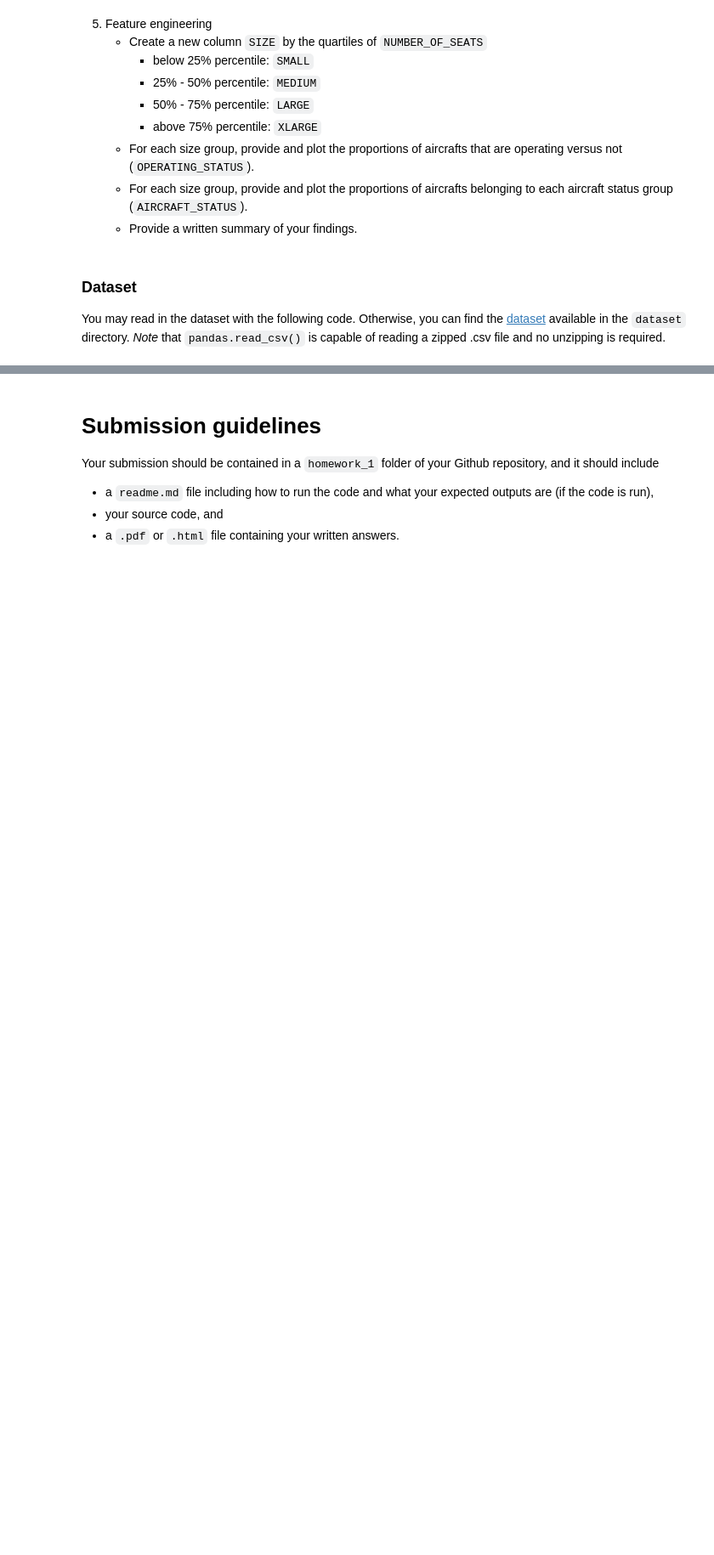
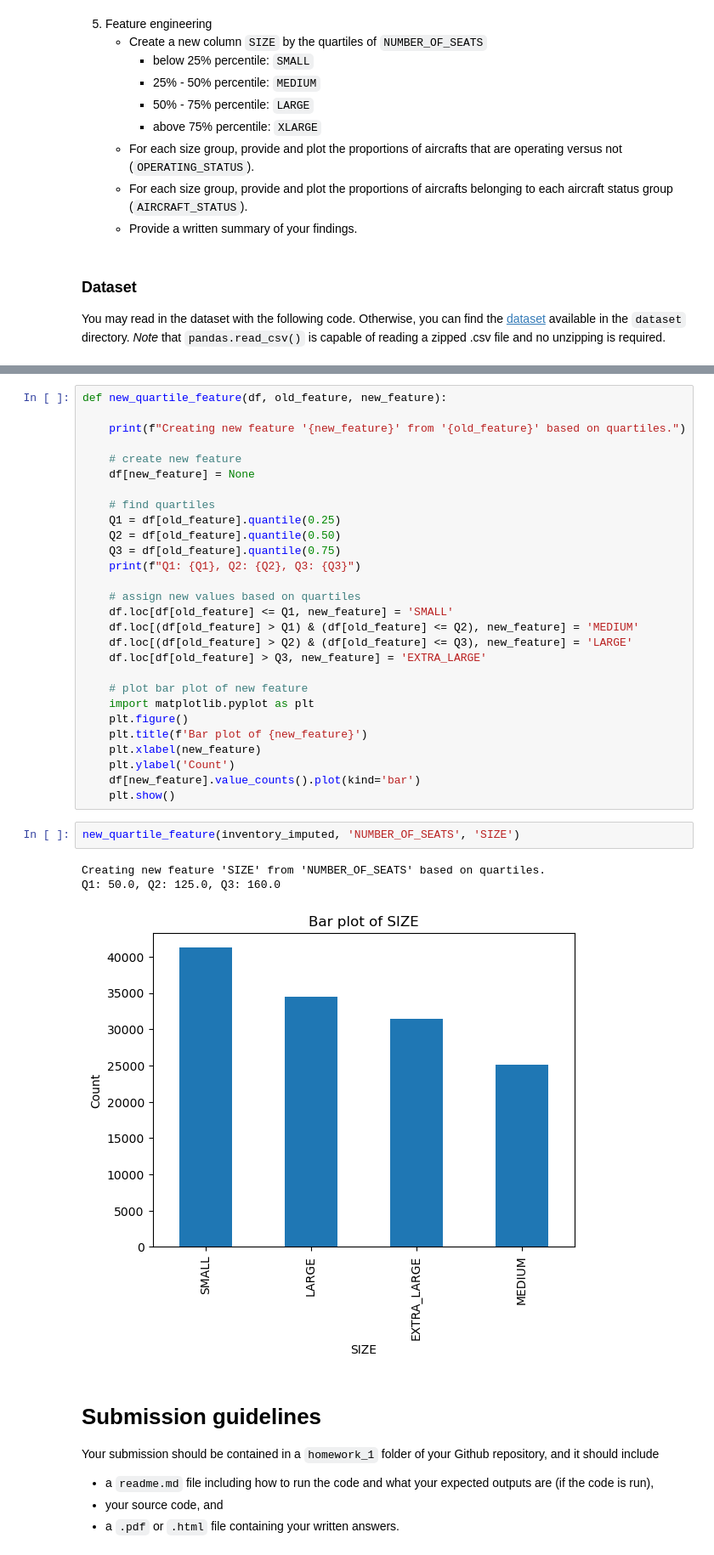
Before and after one commit to liv-fing/de300-2026wi-fingerson, a Jupyter notebook: homework_1/DATA_ENG300_HW1_Aircraft-1.ipynb, the cells around one changed output, grey strips where cells are left out. Shown at 85% size. Saved outputs shown, nothing was run; the diff lists cells and outputs as text; blank space fills up the shorter version.

```diff
--- a/homework_1/DATA_ENG300_HW1_Aircraft-1.ipynb
+++ b/homework_1/DATA_ENG300_HW1_Aircraft-1.ipynb
@@ -59,3 +266,37 @@ inventory.info()
+# %%
+def new_quartile_feature(df, old_feature, new_feature):
+
+    print(f"Creating new feature '{new_feature}' from '{old_feature}' based on quartiles.")
+
+    # create new feature
+    df[new_feature] = None
+
+    # find quartiles
+    Q1 = df[old_feature].quantile(0.25)
+    Q2 = df[old_feature].quantile(0.50)
+    Q3 = df[old_feature].quantile(0.75)
+    print(f"Q1: {Q1}, Q2: {Q2}, Q3: {Q3}")
+
+    # assign new values based on quartiles
+    df.loc[df[old_feature] <= Q1, new_feature] = 'SMALL'
+    df.loc[(df[old_feature] > Q1) & (df[old_feature] <= Q2), new_feature] = 'MEDIUM'
+    df.loc[(df[old_feature] > Q2) & (df[old_feature] <= Q3), new_feature] = 'LARGE'
+    df.loc[df[old_feature] > Q3, new_feature] = 'EXTRA_LARGE'
+
+    # plot bar plot of new feature
+    import matplotlib.pyplot as plt
+    plt.figure()
+    plt.title(f'Bar plot of {new_feature}')
+    plt.xlabel(new_feature)
+    plt.ylabel('Count')
+    df[new_feature].value_counts().plot(kind='bar')
+    plt.show()
+# %%
+new_quartile_feature(inventory_imputed, 'NUMBER_OF_SEATS', 'SIZE')
+# %% [output]
+Creating new feature 'SIZE' from 'NUMBER_OF_SEATS' based on quartiles.
+Q1: 50.0, Q2: 125.0, Q3: 160.0
+[figure, added]
 # %% [markdown]
 # Submission guidelines
 Your submission should be contained in a `homework_1` folder of your Github repository, and it should include
```
Also changed, not shown: parts of 13 cells of this notebook, 8 other files.
